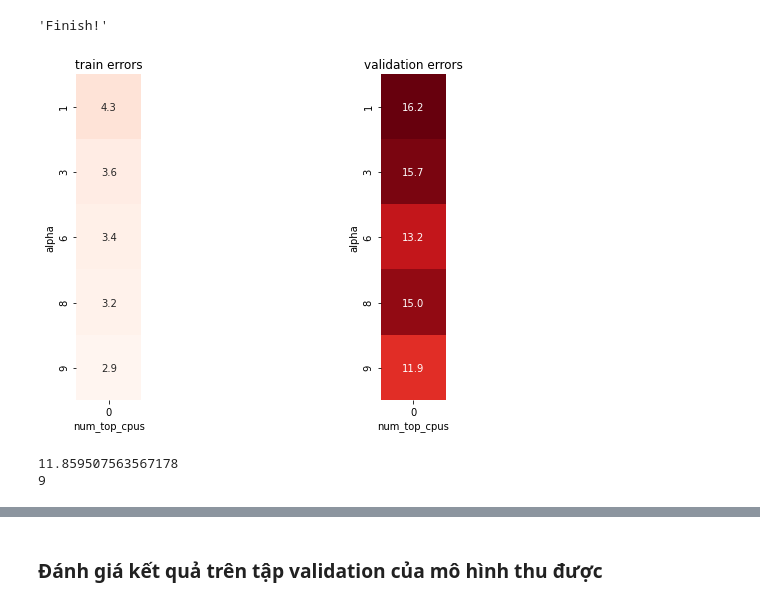
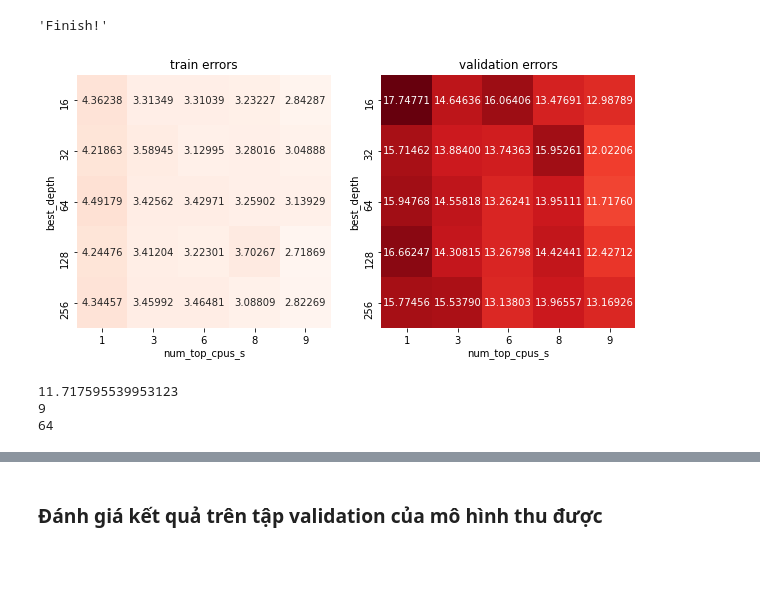
Before and after one commit to trucnguyen13/Simple_ML_project, a Jupyter notebook: notebook.ipynb, the cells around one changed output, grey strips where cells are left out. Saved outputs shown, nothing was run; the diff lists cells and outputs as text; code cells hidden in the pictures; blank space fills up the shorter version.

```diff
--- a/notebook.ipynb
+++ b/notebook.ipynb
@@ -432,45 +448,50 @@ full_pipeline3 = make_pipeline(col_adderdropper, col_transform, StandardScaler()
 train_errs3 = []
 val_errs3 = []
 num_top_cpus_s = [1,3,6,8,9]
-best_val_err3 = float('inf');  best_num_top_cpus3 = None
+max_depths = [16, 32, 64, 128, 256]
+best_val_err3 = float('inf');  best_num_top_cpus3 = None;  best_depth3 = None;
 
-for num_top_cpus in num_top_cpus_s:
-    full_pipeline3.set_params(coladderdropper__num_top_cpus = num_top_cpus,coladderdropper__num_top_chipCPU = 3)
-    full_pipeline3.fit(train_X_df, train_y_sr)
 
-    train_errs3.append(100 - compute_rr(train_y_sr, full_pipeline3.predict(train_X_df), baseline_preds) * 100)
-    val_errs3.append(100 - compute_rr(val_y_sr, full_pipeline3.predict(val_X_df), baseline_preds) * 100)
+for max_depth in max_depths:
+    for num_top_cpus in num_top_cpus_s:
+        full_pipeline3.set_params(coladderdropper__num_top_cpus = num_top_cpus,coladderdropper__num_top_chipCPU = 3, randomforestregressor__max_depth = max_depth)
+        full_pipeline3.fit(train_X_df, train_y_sr)
 
-    if val_errs3[-1] < best_val_err3:
-        best_val_err3 = val_errs3[-1]
+        train_errs3.append(100 - compute_rr(train_y_sr, full_pipeline3.predict(train_X_df), baseline_preds) * 100)
+        val_errs3.append(100 - compute_rr(val_y_sr, full_pipeline3.predict(val_X_df), baseline_preds) * 100)
 
-        best_num_top_cpus3 = num_top_cpus
+        if val_errs3[-1] < best_val_err3:
+            best_val_err3 = val_errs3[-1]
+            best_depth3 = max_depth
+            best_num_top_cpus3 = num_top_cpus
 
 'Finish!'
 # %% [output]
 'Finish!'
 # %%
-#Trực quan hoá dữ liệu
-train_errs_df = pd.DataFrame(data=np.array(train_errs3).reshape(len(alphas), -1),
-                             index=num_top_cpus_s)
-val_errs_df = pd.DataFrame(data=np.array(val_errs3).reshape(len(alphas), -1),
-                           index=num_top_cpus_s)
+# Trực quan hóa kết quả
+train_errs_df = pd.DataFrame(data=np.array(train_errs3).reshape(len(max_depths), -1),
+                             index=max_depths, columns=num_top_cpus_s)
+val_errs_df = pd.DataFrame(data=np.array(val_errs3).reshape(len(max_depths), -1),
+                           index=max_depths, columns=num_top_cpus_s)
 min_err = min(min(train_errs3), min(val_errs3))
 max_err = max(max(train_errs3), max(val_errs3))
-plt.figure(figsize=(10, 6))
+plt.figure(figsize=(10, 5))
 plt.subplot(1, 2, 1)
 sns.heatmap(train_errs_df, vmin=min_err, vmax=max_err, square=True, annot=True,
-            cbar=False, fmt='.1f', cmap='Reds')
-plt.title('train errors'); plt.xlabel('num_top_cpus'); plt.ylabel('alpha')
+            cbar=False, fmt='.5f', cmap='Reds')
+plt.title('train errors'); plt.ylabel('best_depth'); plt.xlabel('num_top_cpus_s');
 plt.subplot(1, 2, 2)
 sns.heatmap(val_errs_df, vmin=min_err, vmax=max_err, square=True, annot=True,
-            cbar=False, fmt='.1f', cmap='Reds')
-plt.title('validation errors'); plt.xlabel('num_top_cpus'); plt.ylabel('alpha');
+            cbar=False, fmt='.5f', cmap='Reds')
+plt.title('validation errors'); plt.ylabel('best_depth'); plt.xlabel('num_top_cpus_s');
 # %% [output]
-[figure, old version]
+[figure, new version]
 # %%
 print(best_val_err3)
 print(best_num_top_cpus3)
+print(best_depth3)
 # %% [output]
-11.859507563567178
+11.717595539953123
 9
+64
```
Also changed, not shown: parts of 7 cells of this notebook, 1 other file.
